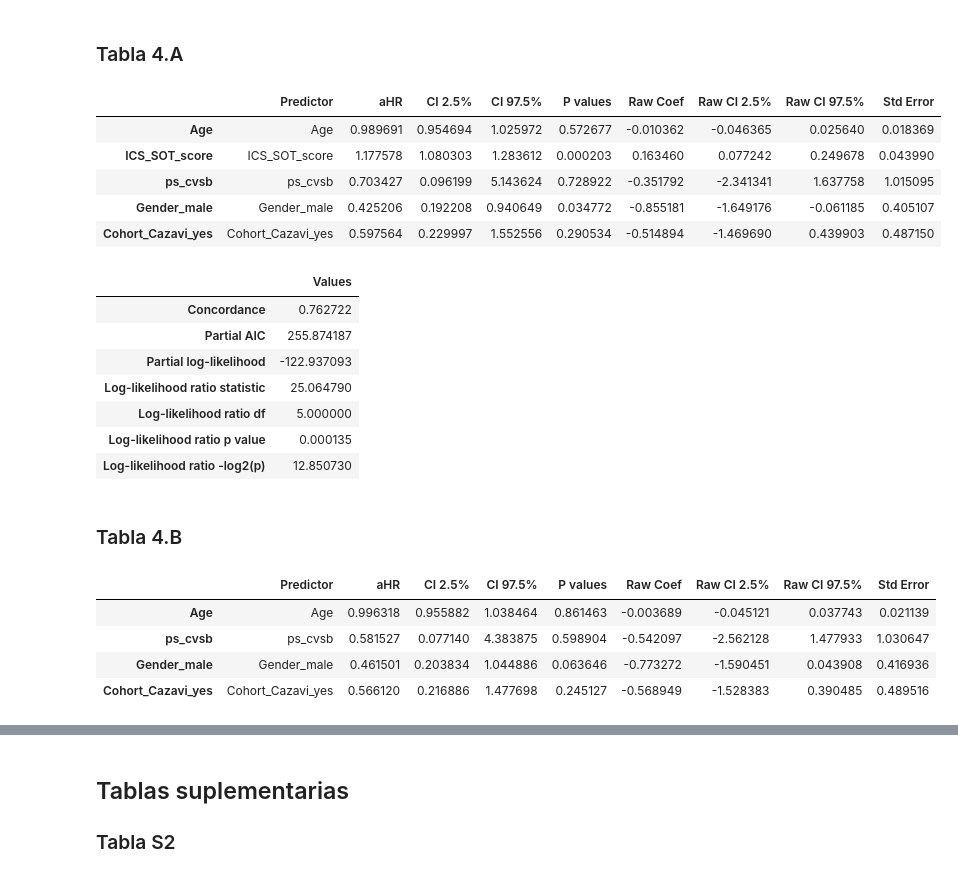
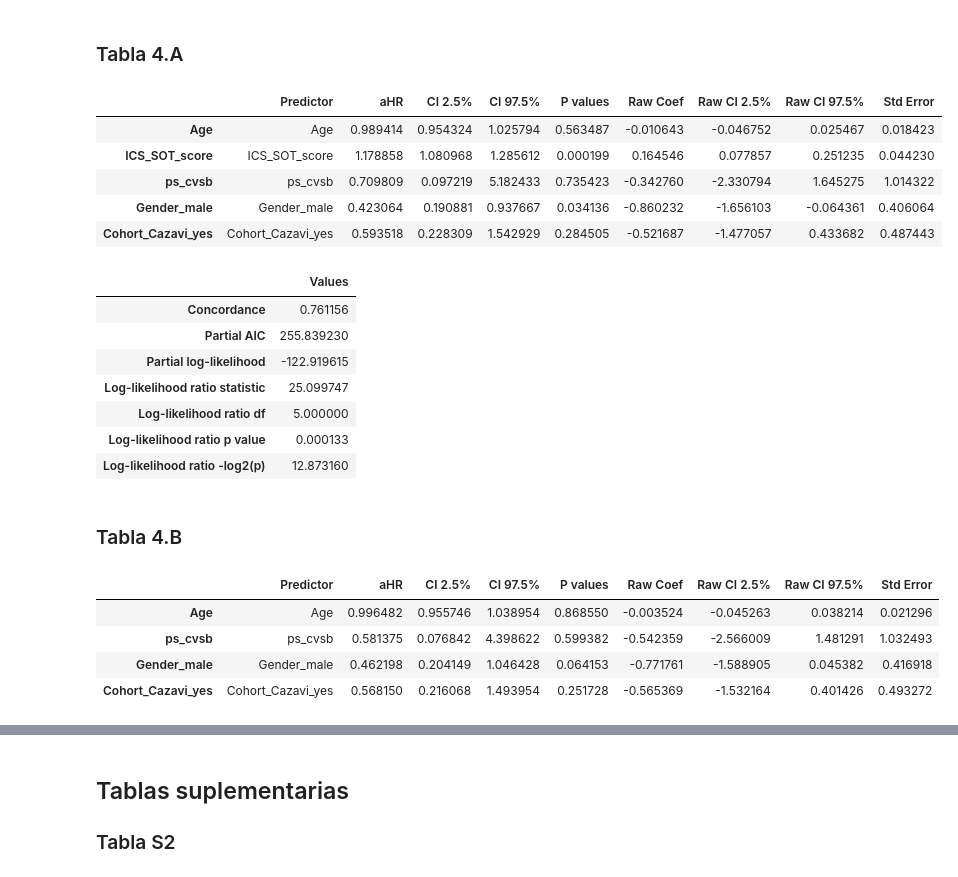
Before and after one commit to JuantonioMS/pystats_utils_base, a Jupyter notebook: test.ipynb, the cells around one changed output, grey strips where cells are left out. Saved outputs shown, nothing was run; the diff lists cells and outputs as text; code cells hidden in the pictures.

```diff
--- a/test.ipynb
+++ b/test.ipynb
@@ -227,43 +227,43 @@ result.summary
 # %%
 import pandas as pd
 
 dataframe = pd.read_excel("./test/database/database.xlsx")
 workDataframe = dataframe[dataframe["Cohort_Treatment"] == "yes"]
 
 from pystats_utils.test.multivariant import CoxPhRegression
 
 targetVariable = ["Gender",
                    "Age",
                    "ICS_SOT_score",
                    "Cohort_Cazavi",
                    "ps_cvsb"]
 
 result = CoxPhRegression(dataframe = workDataframe,
                          eventVariable = "Mortality_31d",
-                         timeVariable = "Time2death_31d",
+                         timeVariable = "Time2death_31d_alt",
                          targetVariable = targetVariable).run()
 
 result.params.to_excel("tabla_4a_params_raw.xlsx")
 result.summary.to_excel("tabla_4a_metrics_raw.xlsx")
 result.params
 # %% [output]
 |  | Predictor | aHR | CI 2.5% | CI 97.5% | P values | Raw Coef | Raw CI 2.5% | Raw CI 97.5% | Std Error |
-| Age | Age | 0.989691 | 0.954694 | 1.025972 | 0.572677 | -0.010362 | -0.046365 | 0.025640 | 0.018369 |
-| ICS_SOT_score | ICS_SOT_score | 1.177578 | 1.080303 | 1.283612 | 0.000203 | 0.163460 | 0.077242 | 0.249678 | 0.043990 |
-| ps_cvsb | ps_cvsb | 0.703427 | 0.096199 | 5.143624 | 0.728922 | -0.351792 | -2.341341 | 1.637758 | 1.015095 |
-| Gender_male | Gender_male | 0.425206 | 0.192208 | 0.940649 | 0.034772 | -0.855181 | -1.649176 | -0.061185 | 0.405107 |
-| Cohort_Cazavi_yes | Cohort_Cazavi_yes | 0.597564 | 0.229997 | 1.552556 | 0.290534 | -0.514894 | -1.469690 | 0.439903 | 0.487150 |
+| Age | Age | 0.989414 | 0.954324 | 1.025794 | 0.563487 | -0.010643 | -0.046752 | 0.025467 | 0.018423 |
+| ICS_SOT_score | ICS_SOT_score | 1.178858 | 1.080968 | 1.285612 | 0.000199 | 0.164546 | 0.077857 | 0.251235 | 0.044230 |
+| ps_cvsb | ps_cvsb | 0.709809 | 0.097219 | 5.182433 | 0.735423 | -0.342760 | -2.330794 | 1.645275 | 1.014322 |
+| Gender_male | Gender_male | 0.423064 | 0.190881 | 0.937667 | 0.034136 | -0.860232 | -1.656103 | -0.064361 | 0.406064 |
+| Cohort_Cazavi_yes | Cohort_Cazavi_yes | 0.593518 | 0.228309 | 1.542929 | 0.284505 | -0.521687 | -1.477057 | 0.433682 | 0.487443 |
 # %%
 result.summary
 # %% [output]
 |  | Values |
-| Concordance | 0.762722 |
-| Partial AIC | 255.874187 |
-| Partial log-likelihood | -122.937093 |
-| Log-likelihood ratio statistic | 25.064790 |
+| Concordance | 0.761156 |
+| Partial AIC | 255.839230 |
+| Partial log-likelihood | -122.919615 |
+| Log-likelihood ratio statistic | 25.099747 |
 | Log-likelihood ratio df | 5.000000 |
-| Log-likelihood ratio p value | 0.000135 |
-| Log-likelihood ratio -log2(p) | 12.850730 |
+| Log-likelihood ratio p value | 0.000133 |
+| Log-likelihood ratio -log2(p) | 12.873160 |
 # %% [markdown]
 ### Tabla 4.B
 # %%
@@ -283,7 +283,7 @@ targetVariable = ["Gender",
 
 result = CoxPhRegression(dataframe = workDataframe,
                          eventVariable = "Mortality_31d",
-                         timeVariable = "Time2death_31d",
+                         timeVariable = "Time2death_31d_alt",
                          targetVariable = targetVariable).run()
 
 result.params.to_excel("tabla_4b_params_raw.xlsx")
@@ -291,10 +291,10 @@ result.summary.to_excel("tabla_4b_metrics_raw.xlsx")
 result.params
 # %% [output]
 |  | Predictor | aHR | CI 2.5% | CI 97.5% | P values | Raw Coef | Raw CI 2.5% | Raw CI 97.5% | Std Error |
-| Age | Age | 0.996318 | 0.955882 | 1.038464 | 0.861463 | -0.003689 | -0.045121 | 0.037743 | 0.021139 |
-| ps_cvsb | ps_cvsb | 0.581527 | 0.077140 | 4.383875 | 0.598904 | -0.542097 | -2.562128 | 1.477933 | 1.030647 |
-| Gender_male | Gender_male | 0.461501 | 0.203834 | 1.044886 | 0.063646 | -0.773272 | -1.590451 | 0.043908 | 0.416936 |
-| Cohort_Cazavi_yes | Cohort_Cazavi_yes | 0.566120 | 0.216886 | 1.477698 | 0.245127 | -0.568949 | -1.528383 | 0.390485 | 0.489516 |
+| Age | Age | 0.996482 | 0.955746 | 1.038954 | 0.868550 | -0.003524 | -0.045263 | 0.038214 | 0.021296 |
+| ps_cvsb | ps_cvsb | 0.581375 | 0.076842 | 4.398622 | 0.599382 | -0.542359 | -2.566009 | 1.481291 | 1.032493 |
+| Gender_male | Gender_male | 0.462198 | 0.204149 | 1.046428 | 0.064153 | -0.771761 | -1.588905 | 0.045382 | 0.416918 |
+| Cohort_Cazavi_yes | Cohort_Cazavi_yes | 0.568150 | 0.216068 | 1.493954 | 0.251728 | -0.565369 | -1.532164 | 0.401426 | 0.493272 |
 # %%
 result.summary
 # %% [output]
```
Also changed, not shown: parts of 19 cells of this notebook, 5 other files.
